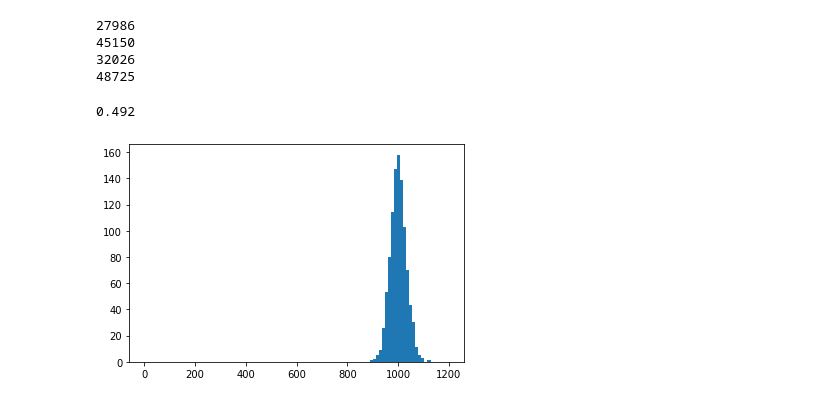
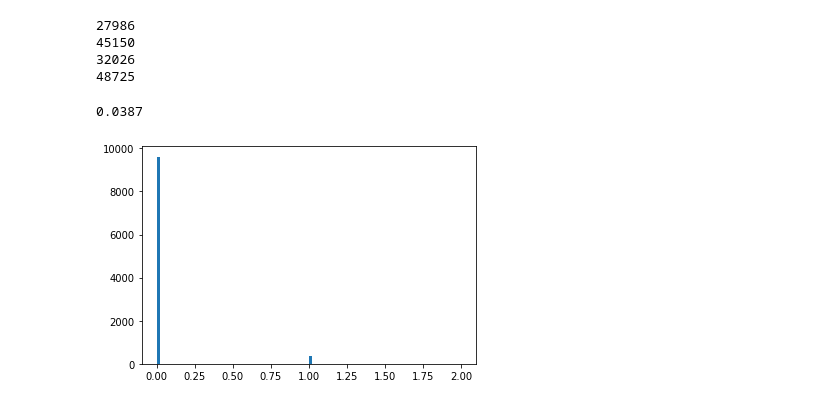
Before and after one commit to Eclipsedclaw/GRAMS, a Jupyter notebook: stats/Paper_Cut.ipynb, the cells around one changed output. Cells and saved outputs as stored; diff of their text form; code cells hidden in the pictures.

```diff
--- a/stats/Paper_Cut.ipynb
+++ b/stats/Paper_Cut.ipynb
@@ -200,9 +200,9 @@ print(len(anti_proton_Old[anti_proton_Old[:, 10]==0]))
 32026
 48725
 # %%
-s = np.random.poisson(1000, 1000)
-plt.hist(s, bins = 100, range=[0, 1200])
-print(len(s[s>1001])/1000)
+s = np.random.poisson(3.96E-02, 10000)
+plt.hist(s, bins = 100, range=[0, 2])
+print(len(s[s>=1])/10000)
 # %% [output]
-0.492
+0.0387
-[figure, old version]
+[figure, new version]
```
Also changed, not shown: 1 other file.
